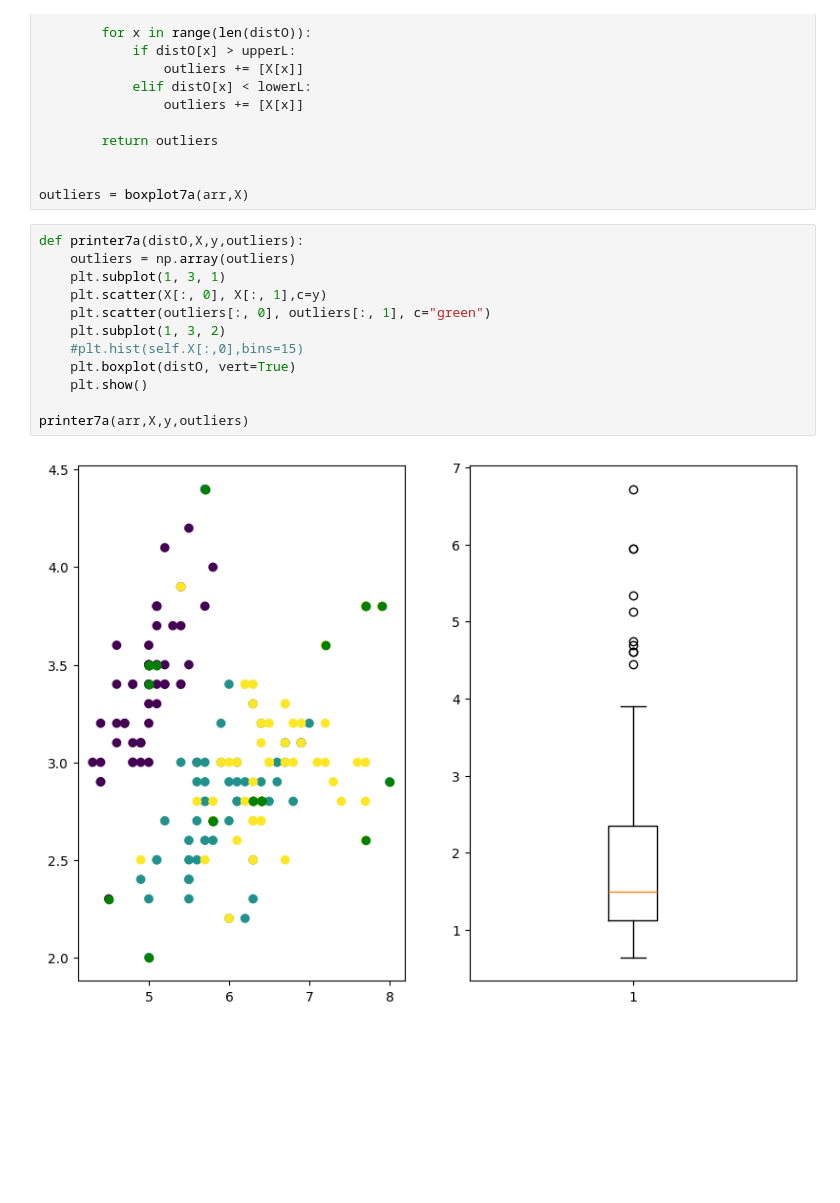
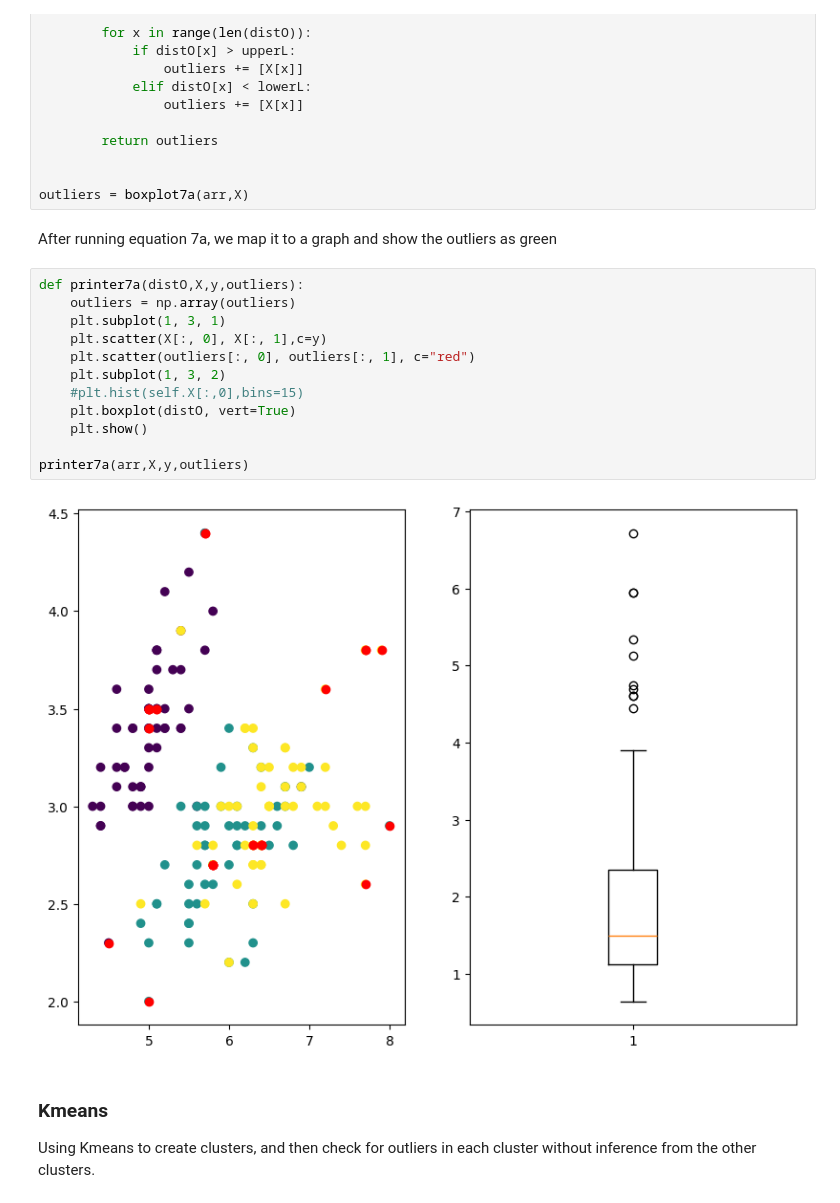
Before and after one commit to hodge-py/Outlier-Detection, a Jupyter notebook: Outlier Detection.ipynb, the cells around one changed output. Drawn from its saved outputs; the diff is of its cells as text; blank space fills up the shorter version.

```diff
--- a/Outlier Detection.ipynb
+++ b/Outlier Detection.ipynb
@@ -109,17 +111,22 @@ def boxplot7a(distO,X):
 
 
 outliers = boxplot7a(arr,X)
+# %% [markdown]
+After running equation 7a, we map it to a graph and show the outliers as green
 # %%
 def printer7a(distO,X,y,outliers):
     outliers = np.array(outliers)
     plt.subplot(1, 3, 1)
     plt.scatter(X[:, 0], X[:, 1],c=y)
-    plt.scatter(outliers[:, 0], outliers[:, 1], c="green")
+    plt.scatter(outliers[:, 0], outliers[:, 1], c="red")
     plt.subplot(1, 3, 2)
     #plt.hist(self.X[:,0],bins=15)
     plt.boxplot(distO, vert=True)
     plt.show()
 
 printer7a(arr,X,y,outliers)
 # %% [output]
-[figure, old version]
+[figure, new version]
+# %% [markdown]
+### Kmeans
+Using Kmeans to create clusters, and then check for outliers in each cluster without inference from the other clusters.
```
Also changed, not shown: parts of 8 cells of this notebook.
